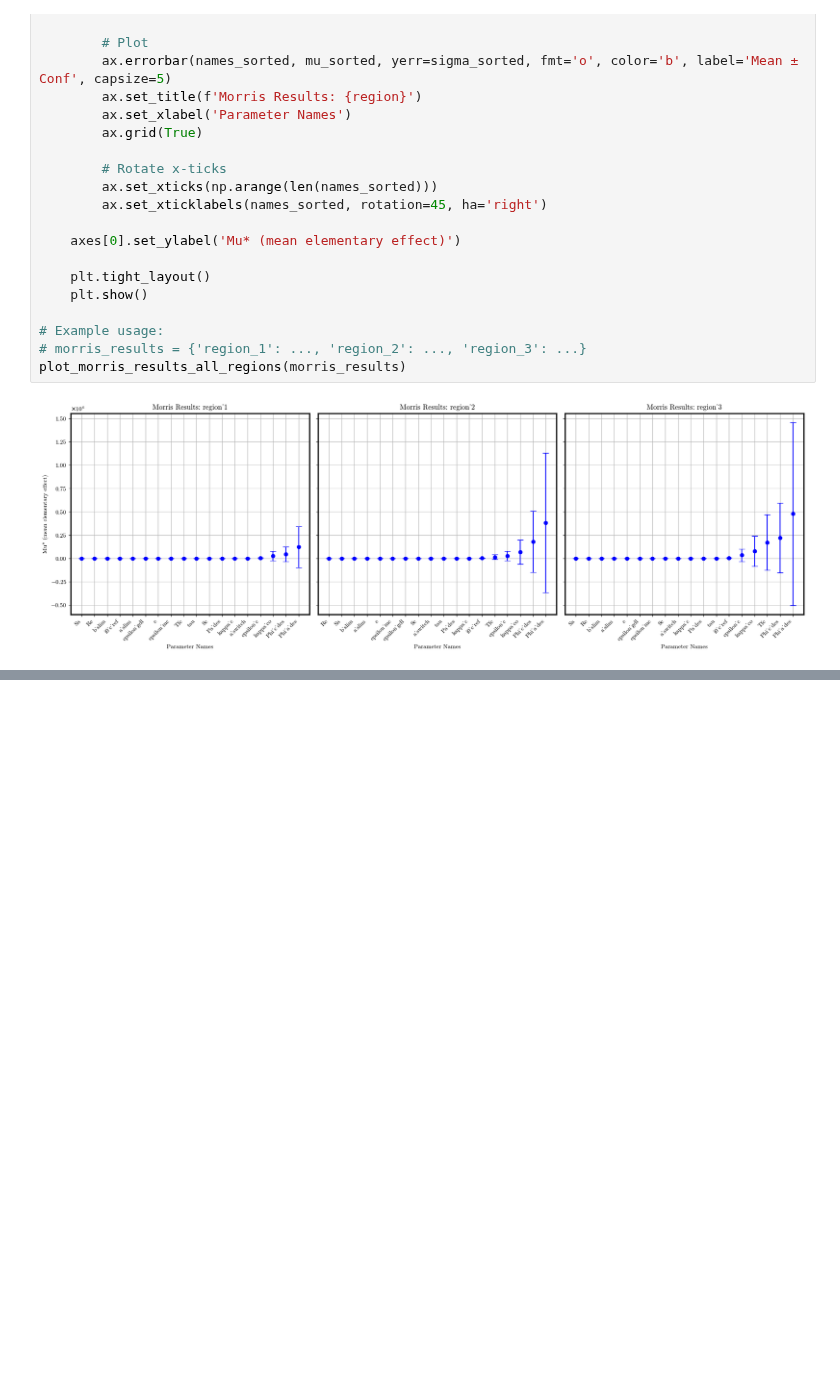
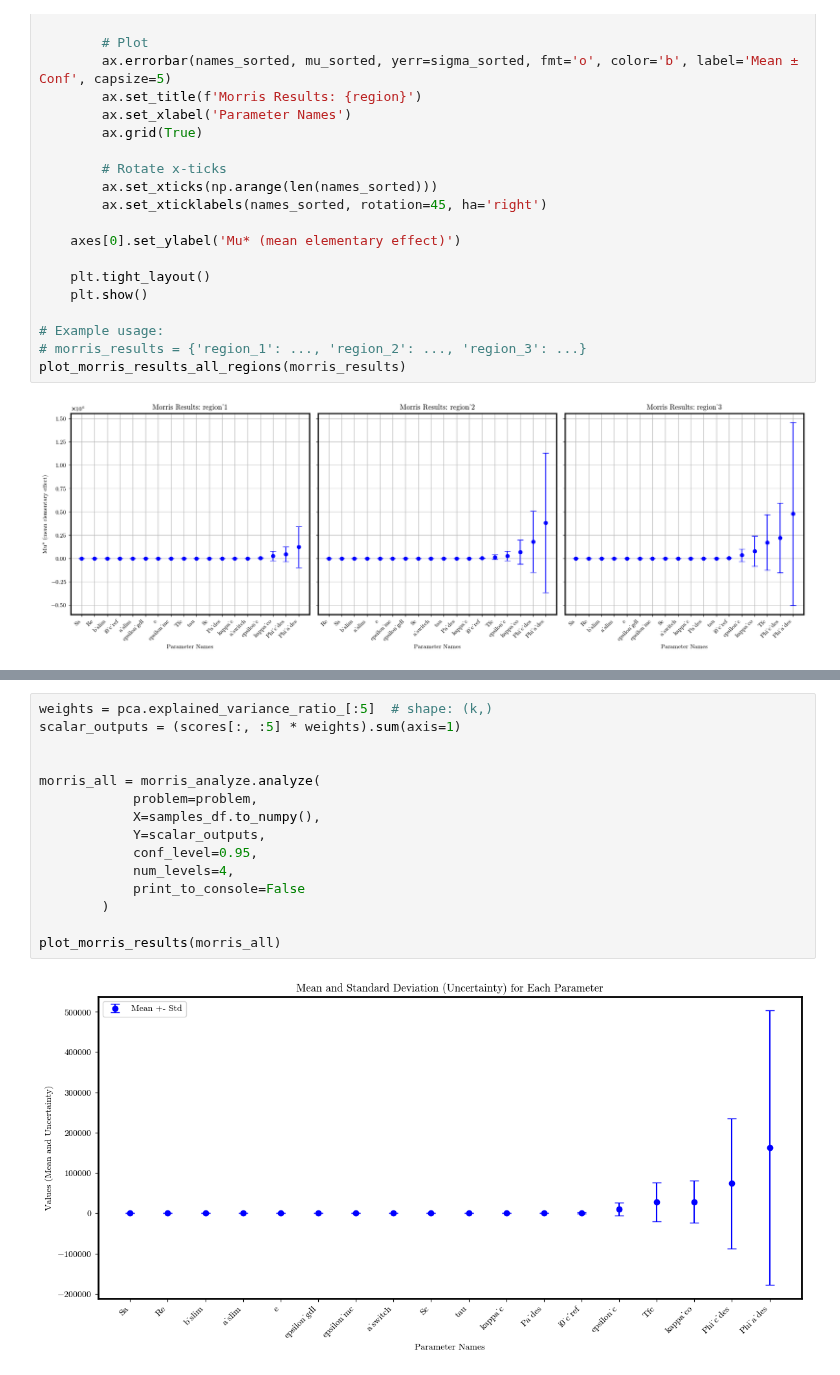
Before and after one commit to DejvisT/Sensitivity-Analysis-and-Surrogate-Modeling-of-PEM-Fuel-Cells, a Jupyter notebook: notebooks/02_sensitivity_analysis.ipynb, the cells around one changed output, grey strips where cells are left out. Cells and saved outputs as stored; diff of their text form; blank space fills up the shorter version.

```diff
--- a/notebooks/02_sensitivity_analysis.ipynb
+++ b/notebooks/02_sensitivity_analysis.ipynb
@@ -230,0 +267,17 @@ plot_morris_results_all_regions(morris_results)
+# %%
+weights = pca.explained_variance_ratio_[:5]  # shape: (k,)
+scalar_outputs = (scores[:, :5] * weights).sum(axis=1)
+
+
+morris_all = morris_analyze.analyze(
+            problem=problem,
+            X=samples_df.to_numpy(),
+            Y=scalar_outputs,
+            conf_level=0.95,
+            num_levels=4,
+            print_to_console=False
+        )
+
+plot_morris_results(morris_all)
+# %% [output]
+[figure, added]
```
Also changed, not shown: parts of 3 cells of this notebook.
